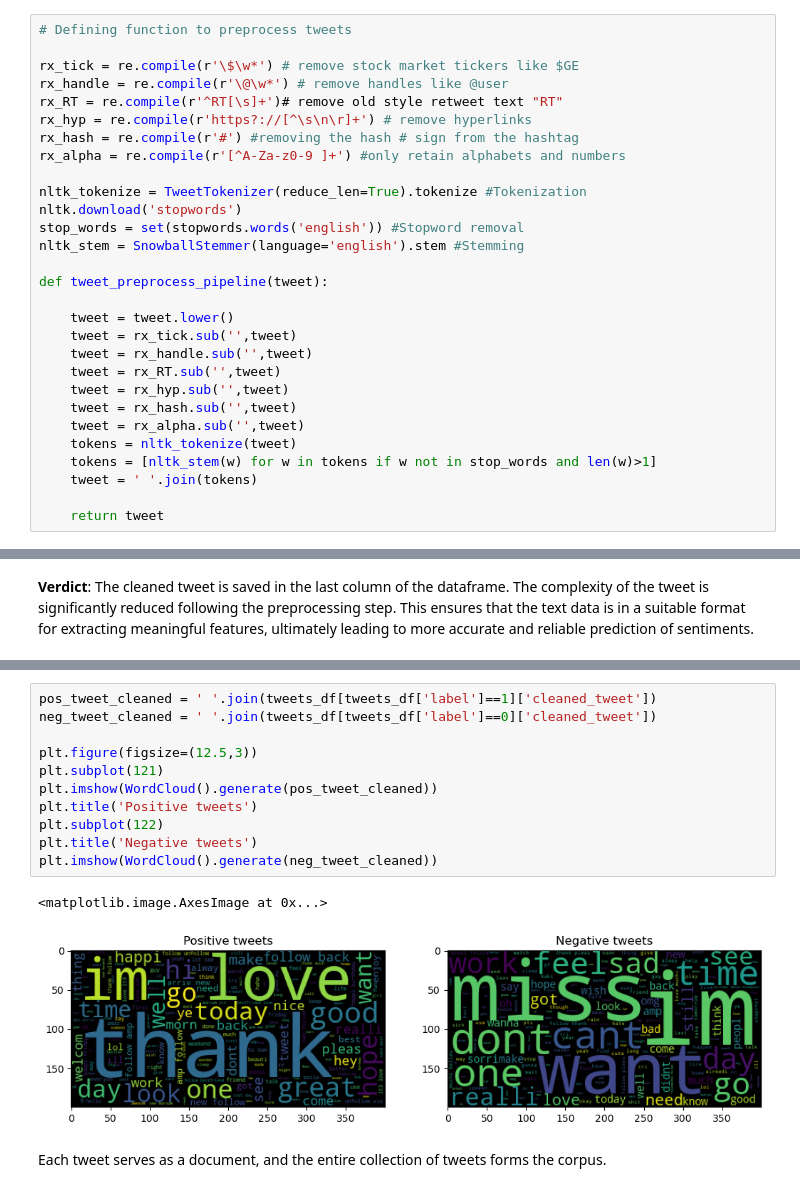
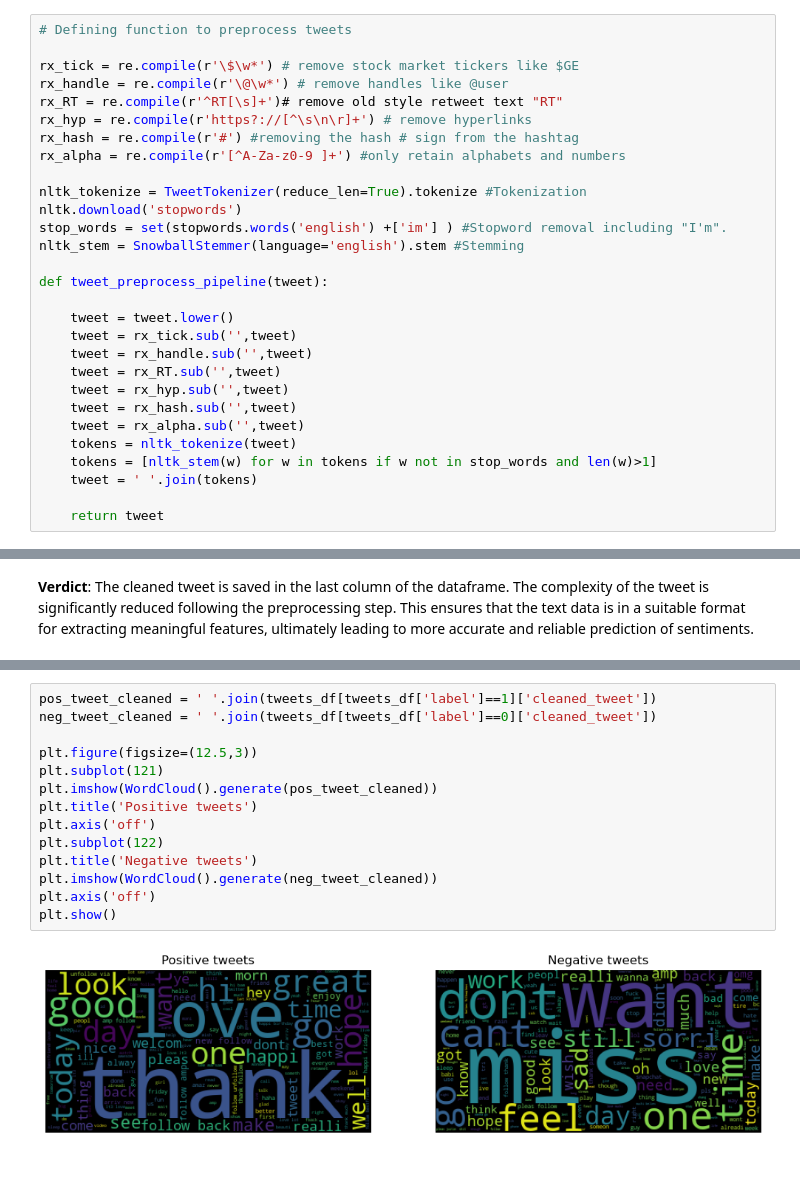
Before and after one commit to ankitskr/Sentiment_Analysis, a Jupyter notebook: Twitter_Sentiment_Analysis.ipynb, the cells around one changed output, grey strips where cells are left out. Cells and saved outputs as stored; diff of their text form.

```diff
--- a/Twitter_Sentiment_Analysis.ipynb
+++ b/Twitter_Sentiment_Analysis.ipynb
@@ -154,7 +155,7 @@ rx_alpha = re.compile(r'[^A-Za-z0-9 ]+') #only retain alphabets and numbers
 
 nltk_tokenize = TweetTokenizer(reduce_len=True).tokenize #Tokenization
 nltk.download('stopwords')
-stop_words = set(stopwords.words('english')) #Stopword removal
+stop_words = set(stopwords.words('english') +['im'] ) #Stopword removal including "I'm".
 nltk_stem = SnowballStemmer(language='english').stem #Stemming
 
 def tweet_preprocess_pipeline(tweet):
@@ -205,16 +207,16 @@ tweets_df
 # %%
 pos_tweet_cleaned = ' '.join(tweets_df[tweets_df['label']==1]['cleaned_tweet'])
 neg_tweet_cleaned = ' '.join(tweets_df[tweets_df['label']==0]['cleaned_tweet'])
 
 plt.figure(figsize=(12.5,3))
 plt.subplot(121)
 plt.imshow(WordCloud().generate(pos_tweet_cleaned))
 plt.title('Positive tweets')
+plt.axis('off')
 plt.subplot(122)
 plt.title('Negative tweets')
 plt.imshow(WordCloud().generate(neg_tweet_cleaned))
+plt.axis('off')
+plt.show()
 # %% [output]
-<matplotlib.image.AxesImage at 0x...>
-[figure, old version]
+[figure, new version]
-# %% [markdown]
-Each tweet serves as a document, and the entire collection of tweets forms the corpus.
```
Also changed, not shown: parts of 23 cells of this notebook.
